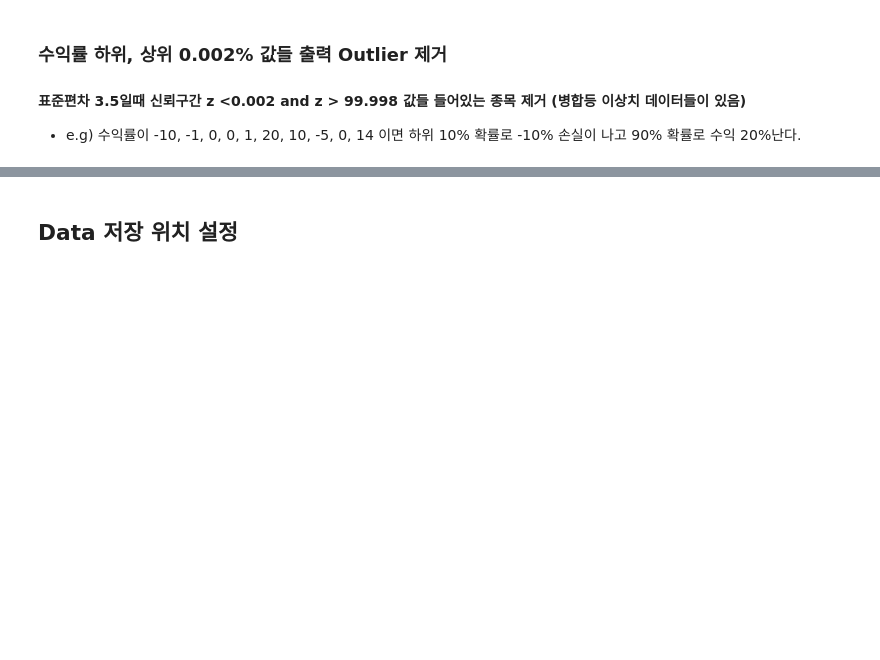
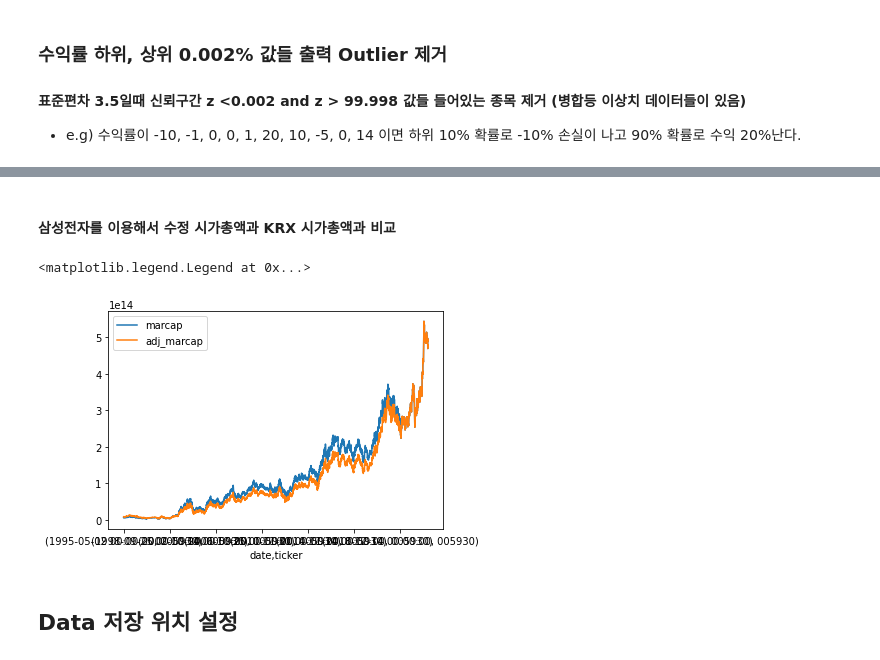
Before and after one commit to Hertz-and-Alpha/machine-learning-for-trading-korea-stock, a Jupyter notebook: data/create_datasets.ipynb, the cells around one changed output, grey strips where cells are left out. Cells and saved outputs as stored; diff of their text form; code cells hidden in the pictures; blank space fills up the shorter version.

Commit message:
Add Naver Finance 수정 종가를 이용해서 다시 수정 저가, 수정 거래량 등등을 계산

```diff
--- a/data/create_datasets.ipynb
+++ b/data/create_datasets.ipynb
@@ -609,0 +581,8 @@ kospi_data = kospi_data.loc[idx[:, cleaning_ticker],:]
+# %%
+latest_stocks = intersect_data['stocks'].unstack('ticker').iloc[-1].to_frame().T.stack('ticker')
+# %%
+intersect_data['adj_stocks'] = latest_stocks
+# %%
+intersect_data['adj_stocks'] = intersect_data['adj_stocks'].unstack('ticker').fillna(method='bfill').stack('ticker')
+# %%
+intersect_data['adj_marcap'] = intersect_data['adj_close'] * intersect_data['adj_stocks']
@@ -610,3 +594,11 @@ kospi_data = kospi_data.loc[idx[:, cleaning_ticker],:]
+# %% [markdown]
+#### 삼성전자를 이용해서 수정 시가총액과 KRX 시가총액과 비교
+# %%
+intersect_data.loc[idx[:, '005930'], ['marcap', 'adj_marcap']].plot()
+plt.legend()
+# %% [output]
+<matplotlib.legend.Legend at 0x...>
+[figure, added]
 # %% [markdown]
 ## Data 저장 위치 설정
 # %%
```
Also changed, not shown: parts of 56 cells of this notebook.
